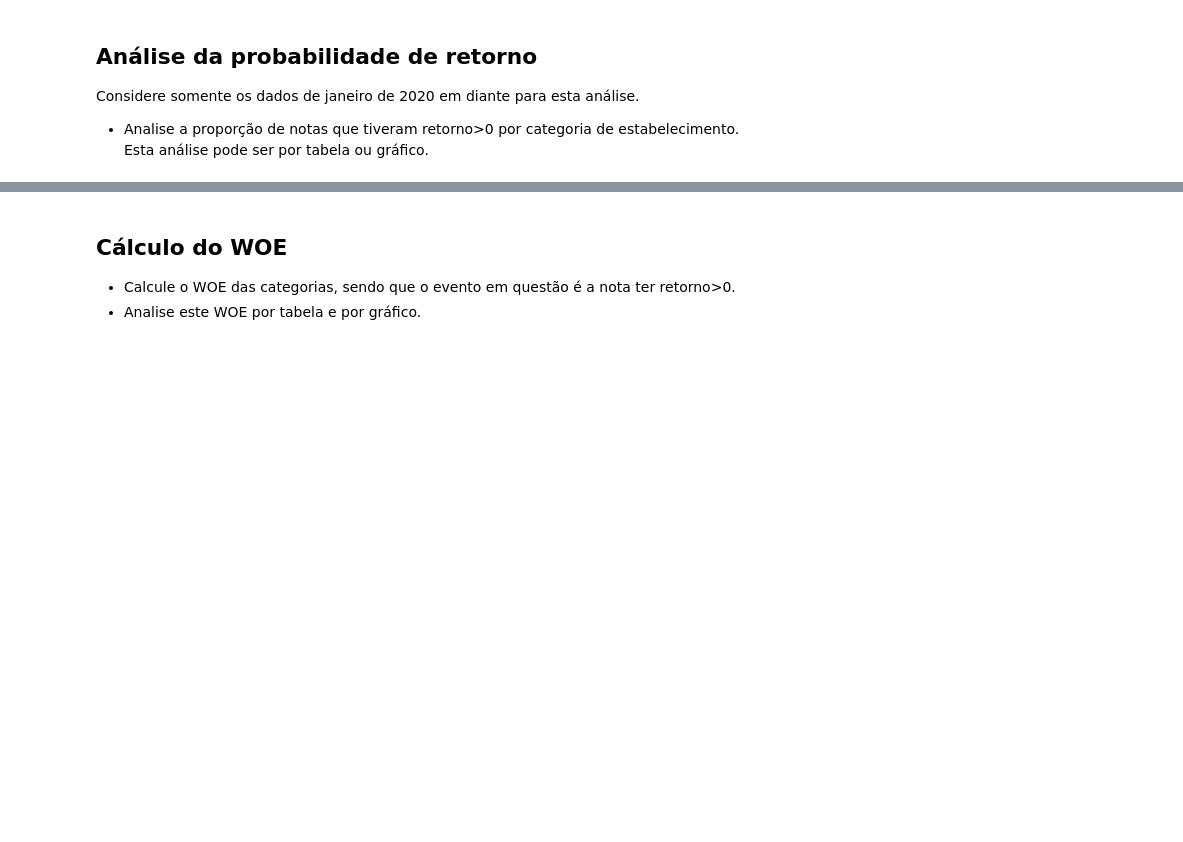
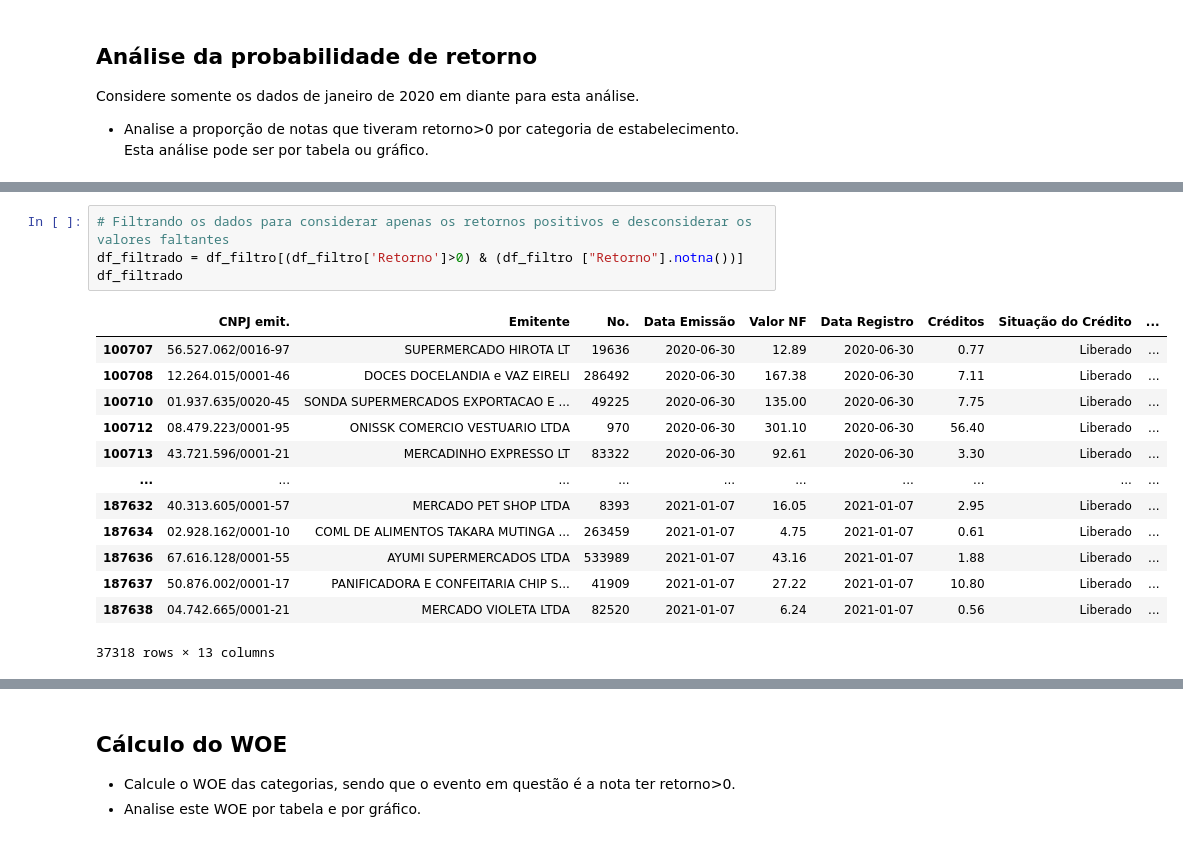
Before and after one commit to rafazagari/Curso-EBAC-Data-Science, a Jupyter notebook: Modulo 36 - Tarefa 1 - Análise de dados categorizados.ipynb, the cells around one changed output, grey strips where cells are left out. Drawn from its saved outputs; the diff is of its cells as text; blank space fills up the shorter version.

```diff
--- a/Modulo 36 - Tarefa 1 - Análise de dados categorizados.ipynb
+++ b/Modulo 36 - Tarefa 1 - Análise de dados categorizados.ipynb
@@ -53,0 +74,18 @@ Considere somente os dados de janeiro de 2020 em diante para esta análise.
+# %%
+# Filtrando os dados para considerar apenas os retornos positivos e desconsiderar os valores faltantes
+df_filtrado = df_filtro[(df_filtro['Retorno']>0) & (df_filtro ["Retorno"].notna())]
+df_filtrado
+# %% [output]
+|  | CNPJ emit. | Emitente | No. | Data Emissão | Valor NF | Data Registro | Créditos | Situação do Crédito | ... |
+| 100707 | 56.527.062/0016-97 | SUPERMERCADO HIROTA LT | 19636 | 2020-06-30 | 12.89 | 2020-06-30 | 0.77 | Liberado | ... |
+| 100708 | 12.264.015/0001-46 | DOCES DOCELANDIA e VAZ EIRELI | 286492 | 2020-06-30 | 167.38 | 2020-06-30 | 7.11 | Liberado | ... |
+| 100710 | 01.937.635/0020-45 | SONDA SUPERMERCADOS EXPORTACAO E ... | 49225 | 2020-06-30 | 135.00 | 2020-06-30 | 7.75 | Liberado | ... |
+| 100712 | 08.479.223/0001-95 | ONISSK COMERCIO VESTUARIO LTDA | 970 | 2020-06-30 | 301.10 | 2020-06-30 | 56.40 | Liberado | ... |
+| 100713 | 43.721.596/0001-21 | MERCADINHO EXPRESSO LT | 83322 | 2020-06-30 | 92.61 | 2020-06-30 | 3.30 | Liberado | ... |
+| ... | ... | ... | ... | ... | ... | ... | ... | ... | ... |
+| 187632 | 40.313.605/0001-57 | MERCADO PET SHOP LTDA | 8393 | 2021-01-07 | 16.05 | 2021-01-07 | 2.95 | Liberado | ... |
+| 187634 | 02.928.162/0001-10 | COML DE ALIMENTOS TAKARA MUTINGA ... | 263459 | 2021-01-07 | 4.75 | 2021-01-07 | 0.61 | Liberado | ... |
+| 187636 | 67.616.128/0001-55 | AYUMI SUPERMERCADOS LTDA | 533989 | 2021-01-07 | 43.16 | 2021-01-07 | 1.88 | Liberado | ... |
+| 187637 | 50.876.002/0001-17 | PANIFICADORA E CONFEITARIA CHIP S... | 41909 | 2021-01-07 | 27.22 | 2021-01-07 | 10.80 | Liberado | ... |
+| 187638 | 04.742.665/0001-21 | MERCADO VIOLETA LTDA | 82520 | 2021-01-07 | 6.24 | 2021-01-07 | 0.56 | Liberado | ... |
+37318 rows × 13 columns
```
Also changed, not shown: parts of 11 cells of this notebook.
